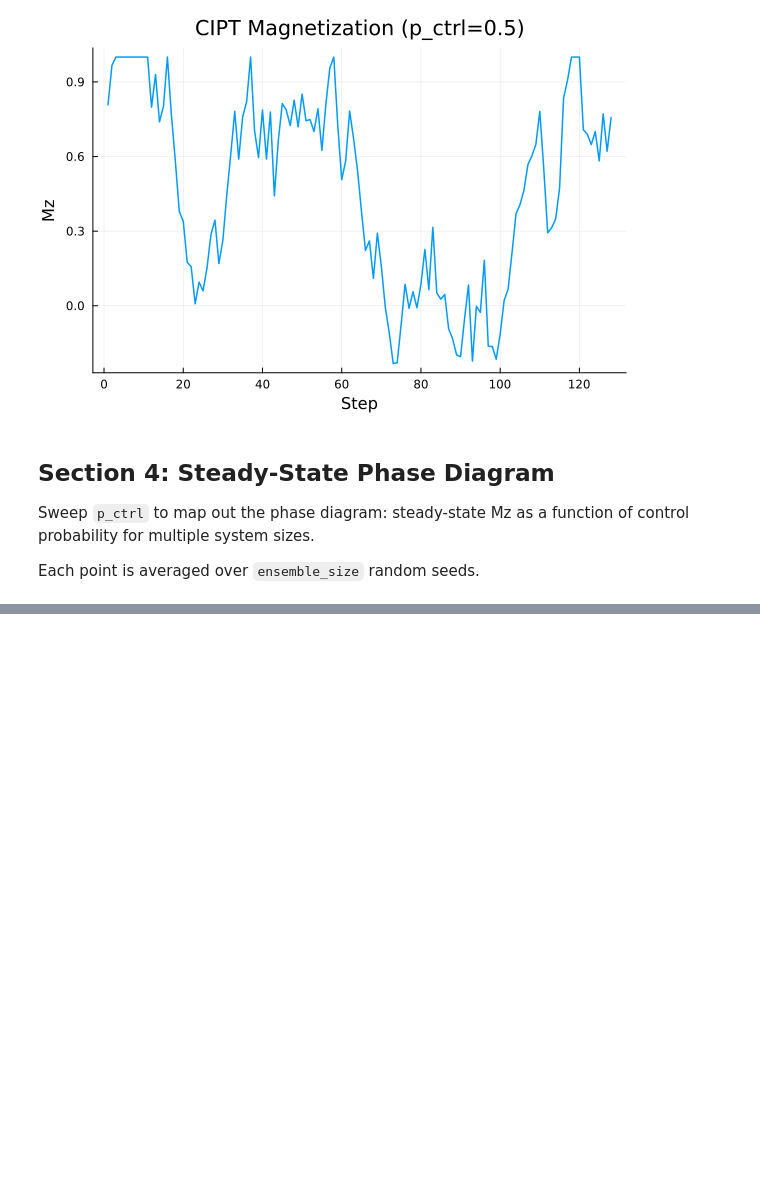
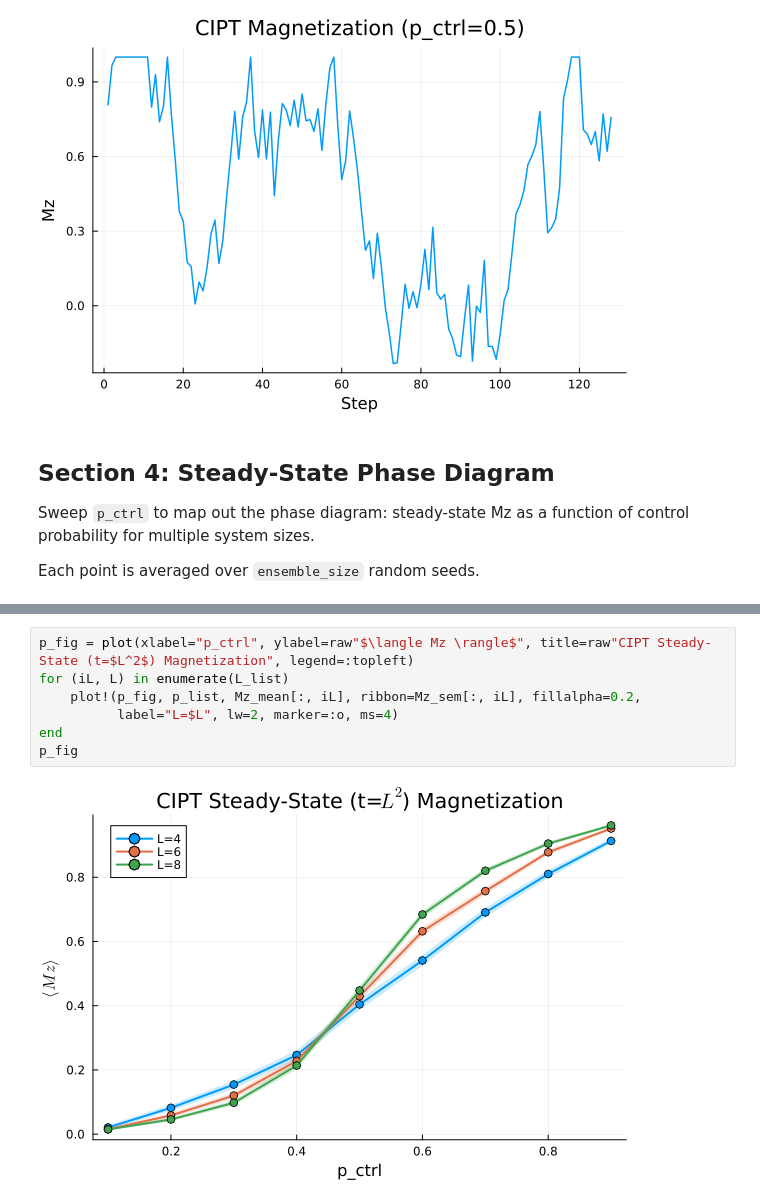
Before and after one commit to hainingpan/QuantumCircuitsMPS.jl, a Jupyter notebook: examples/cipt_example.ipynb, the cells around one changed output, grey strips where cells are left out. Cells and saved outputs as stored; diff of their text form; blank space fills up the shorter version.

Commit message:
clean up cipt_example

```diff
--- a/examples/cipt_example.ipynb
+++ b/examples/cipt_example.ipynb
@@ -234,0 +212,9 @@ p_fig
+# %%
+p_fig = plot(xlabel="p_ctrl", ylabel=raw"$\langle Mz \rangle$", title=raw"CIPT Steady-State (t=$L^2$) Magnetization", legend=:topleft)
+for (iL, L) in enumerate(L_list)
+    plot!(p_fig, p_list, Mz_mean[:, iL], ribbon=Mz_sem[:, iL], fillalpha=0.2,
+          label="L=$L", lw=2, marker=:o, ms=4)
+end
+p_fig
+# %% [output]
+[figure, added]
```
Also changed, not shown: parts of 12 cells of this notebook, 1 other file.
